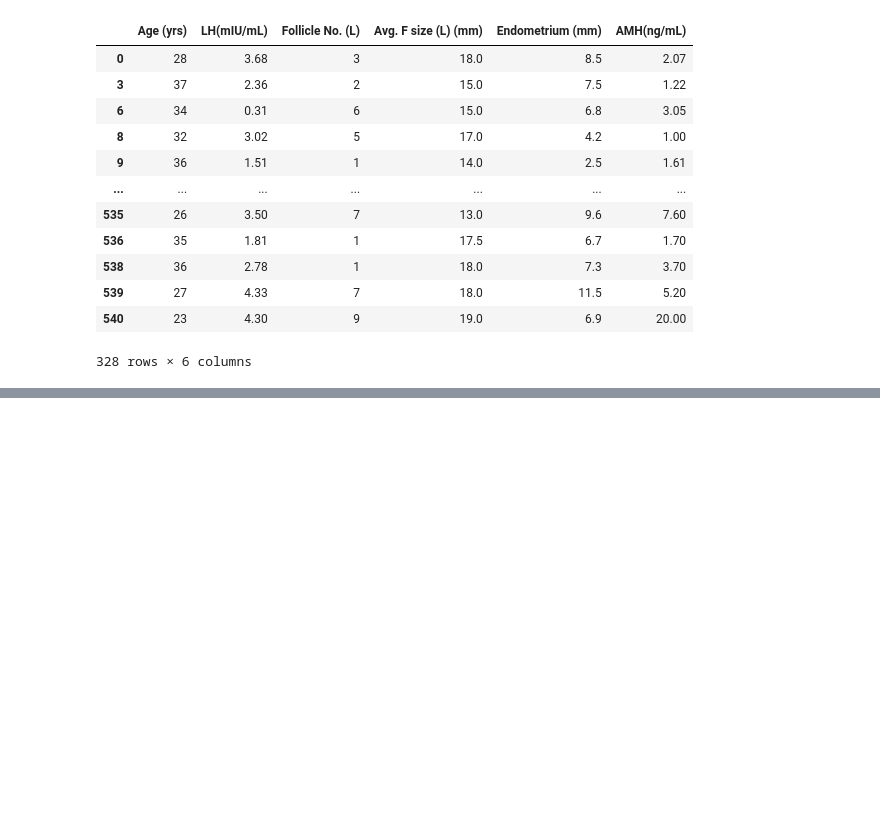
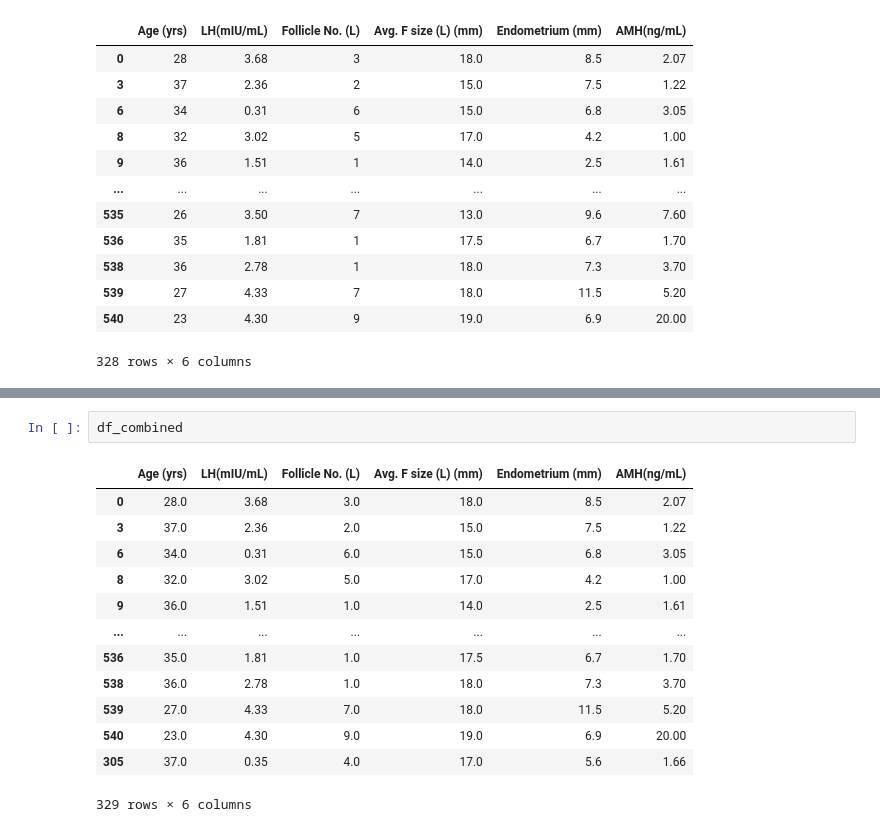
Before and after one commit to tina-m-dev/pcos, a Jupyter notebook: Outliers_and_more.ipynb, the cells around one changed output, grey strips where cells are left out. Drawn from its saved outputs; the diff is of its cells as text; blank space fills up the shorter version.

```diff
--- a/Outliers_and_more.ipynb
+++ b/Outliers_and_more.ipynb
@@ -344,0 +347,16 @@ ValueError: X has 1 features, but StandardScaler is expecting 6 features as inpu
+# %%
+df_combined
+# %% [output]
+|  | Age (yrs) | LH(mIU/mL) | Follicle No. (L) | Avg. F size (L) (mm) | Endometrium (mm) | AMH(ng/mL) |
+| 0 | 28.0 | 3.68 | 3.0 | 18.0 | 8.5 | 2.07 |
+| 3 | 37.0 | 2.36 | 2.0 | 15.0 | 7.5 | 1.22 |
+| 6 | 34.0 | 0.31 | 6.0 | 15.0 | 6.8 | 3.05 |
+| 8 | 32.0 | 3.02 | 5.0 | 17.0 | 4.2 | 1.00 |
+| 9 | 36.0 | 1.51 | 1.0 | 14.0 | 2.5 | 1.61 |
+| ... | ... | ... | ... | ... | ... | ... |
+| 536 | 35.0 | 1.81 | 1.0 | 17.5 | 6.7 | 1.70 |
+| 538 | 36.0 | 2.78 | 1.0 | 18.0 | 7.3 | 3.70 |
+| 539 | 27.0 | 4.33 | 7.0 | 18.0 | 11.5 | 5.20 |
+| 540 | 23.0 | 4.30 | 9.0 | 19.0 | 6.9 | 20.00 |
+| 305 | 37.0 | 0.35 | 4.0 | 17.0 | 5.6 | 1.66 |
+329 rows × 6 columns
```
Also changed, not shown: parts of 15 cells of this notebook.
